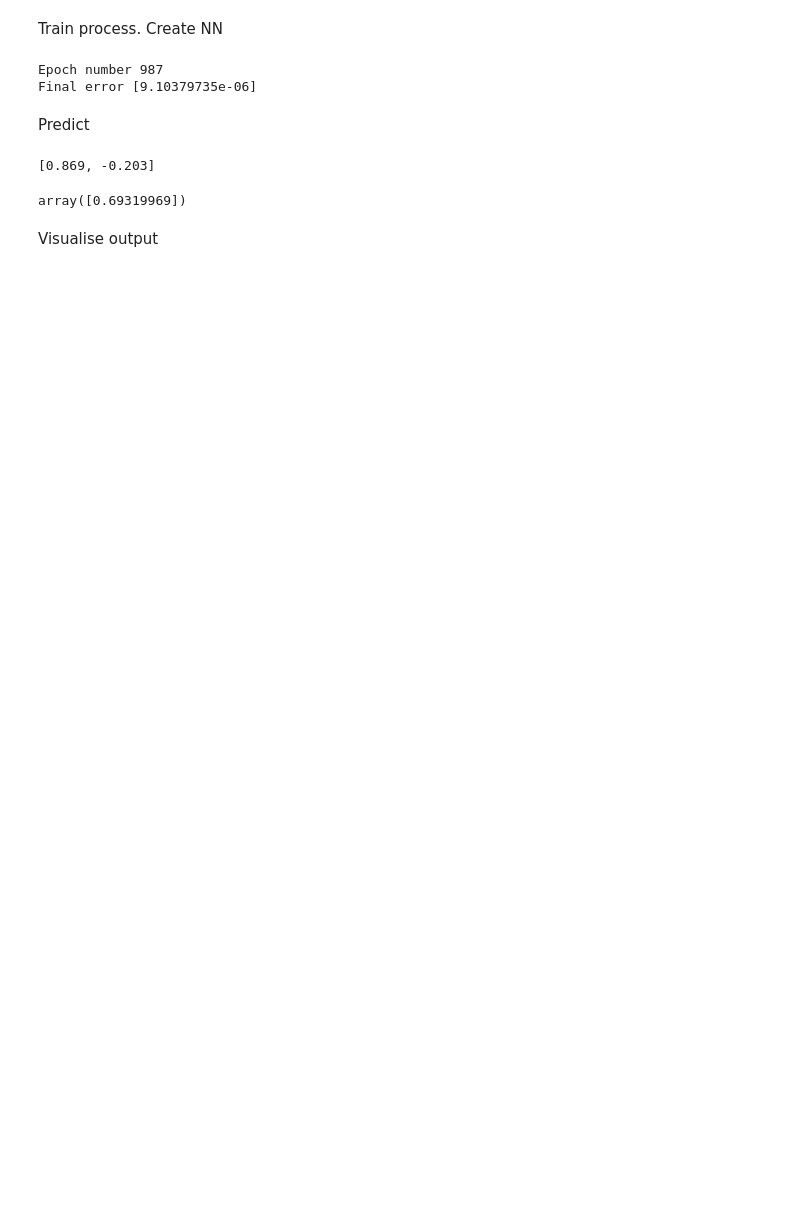
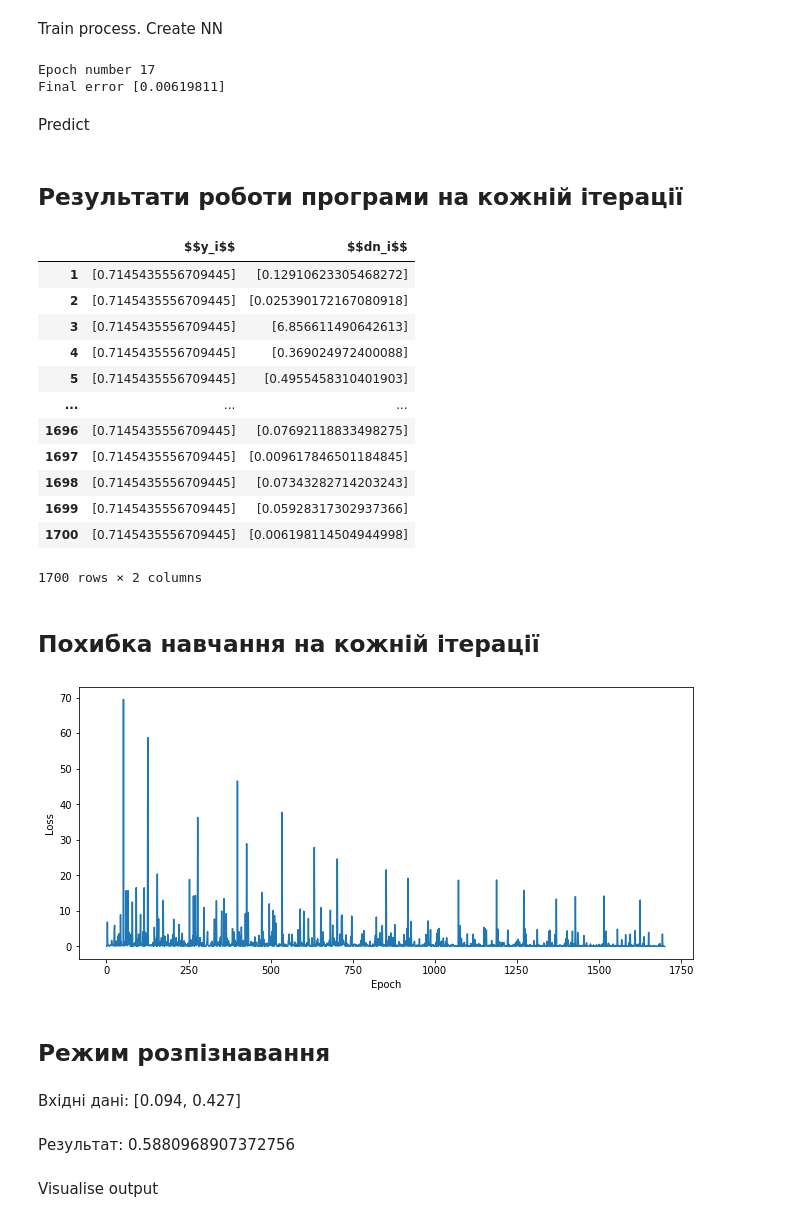
Before and after one commit to moxxiq/neural-network-labs, a Jupyter notebook: L1/Lab-1-[2,3].ipynb, the cells around one changed output. Saved outputs shown, nothing was run; the diff lists cells and outputs as text; code cells hidden in the pictures; blank space fills up the shorter version.

```diff
--- a/L1/Lab-1-[2,3].ipynb
+++ b/L1/Lab-1-[2,3].ipynb
@@ -178,20 +253,36 @@ Train process. Create NN
 # %%
 perceptron3 = NeuralNetwork([2, 3, 1], add_bias=True)
 
-epoch_number = perceptron3.train(inputs, outputs, acceptable_error=0.00001, learning_rate=0.1, max_epoch_iteration=10000)
+epoch_number = perceptron3.train(inputs, outputs, acceptable_error=0.01, learning_rate=1, max_epoch_iteration=10000)
 print("Epoch number", epoch_number)
 print("Final error", perceptron3.error_history[-1])
 # %% [output]
-Epoch number 987
-Final error [9.10379735e-06]
+Epoch number 17
+Final error [0.00619811]
 # %% [markdown]
 Predict
-# %%
-print(inputs[6])
-perceptron3.predict(inputs[6])
-# %% [output]
-[0.869, -0.203]
-array([0.69319969])
+# %%
+visualize(perceptron3, inputs[6])
+# %% [output]
+## Результати роботи програми на кожній ітерації
+|  | $$y_i$$ | $$dn_i$$ |
+| 1 | [0.7145435556709445] | [0.12910623305468272] |
+| 2 | [0.7145435556709445] | [0.025390172167080918] |
+| 3 | [0.7145435556709445] | [6.856611490642613] |
+| 4 | [0.7145435556709445] | [0.369024972400088] |
+| 5 | [0.7145435556709445] | [0.4955458310401903] |
+| ... | ... | ... |
+| 1696 | [0.7145435556709445] | [0.07692118833498275] |
+| 1697 | [0.7145435556709445] | [0.009617846501184845] |
+| 1698 | [0.7145435556709445] | [0.07343282714203243] |
+| 1699 | [0.7145435556709445] | [0.05928317302937366] |
+| 1700 | [0.7145435556709445] | [0.006198114504944998] |
+1700 rows × 2 columns
+## Похибка навчання на кожній ітерації
+[figure, added]
+## Режим розпізнавання
+Вхідні дані: [0.094, 0.427]
+Результат: 0.5880968907372756
 # %% [markdown]
 Visualise output
 # %%
```
Also changed, not shown: parts of 7 cells of this notebook, 3 other files.
